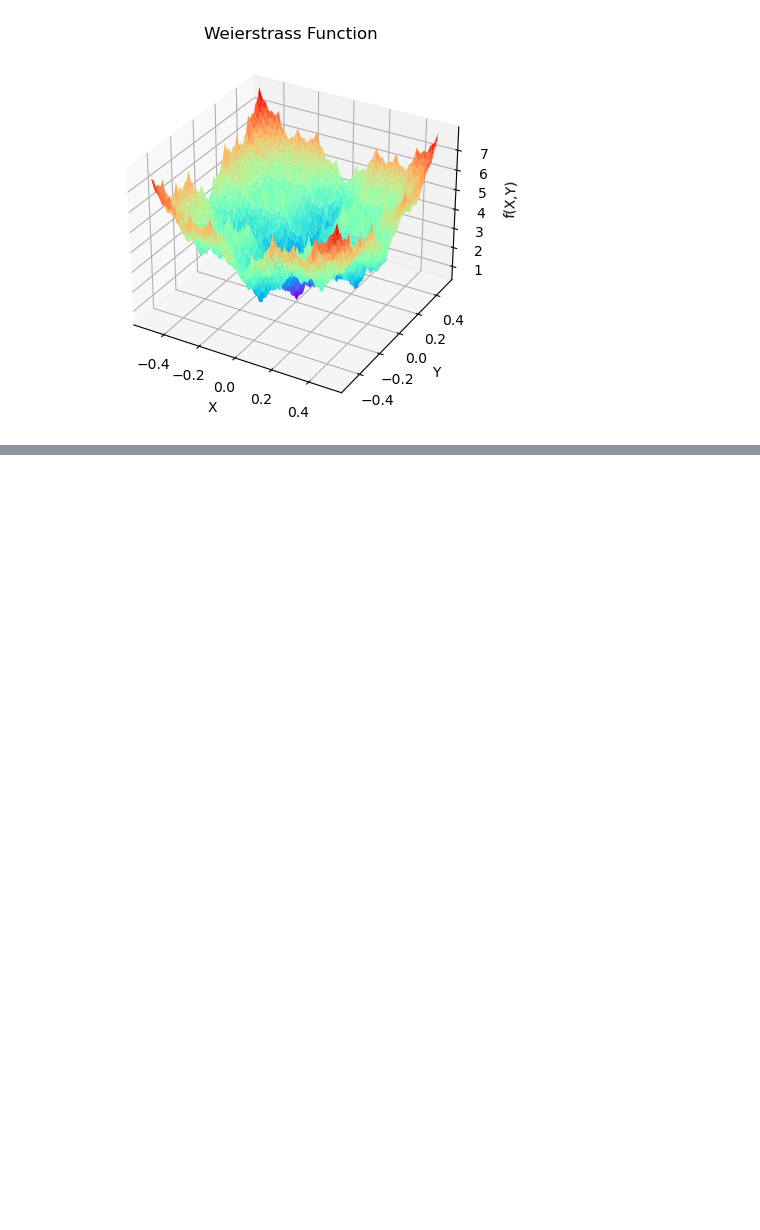
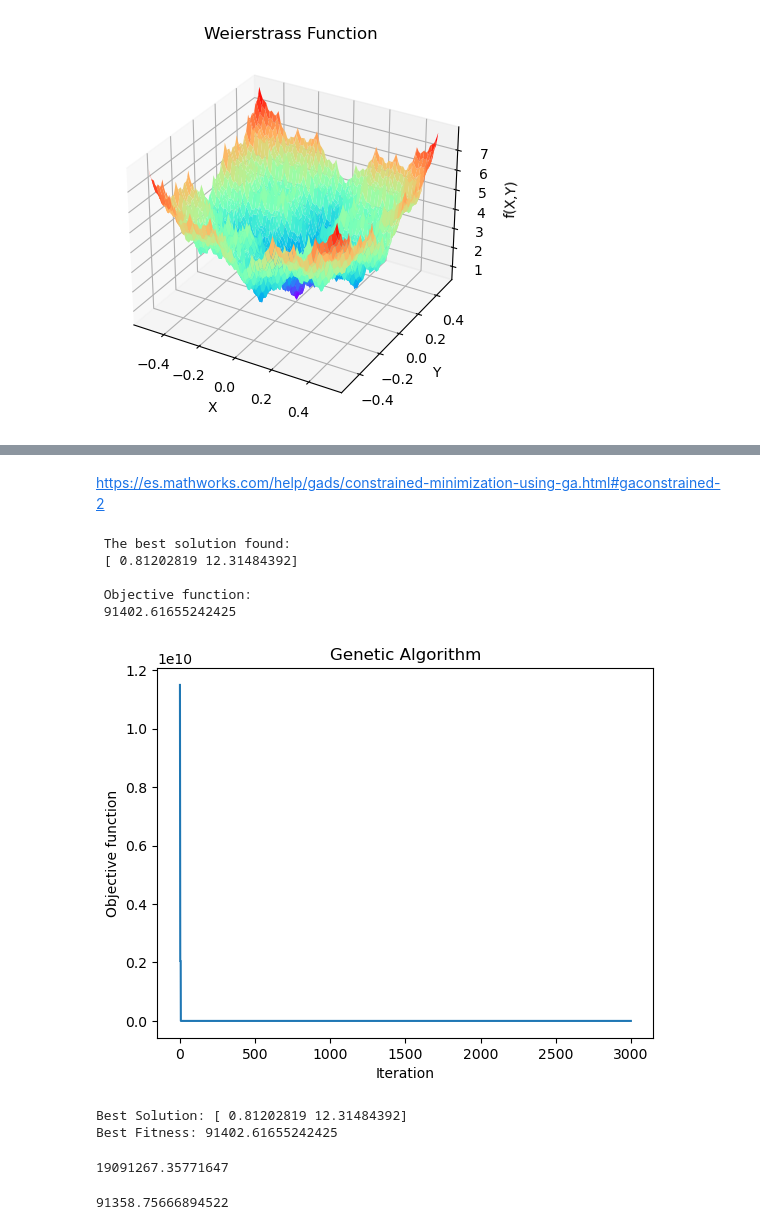
Before and after one commit to NamNguyen2015/optimizationProject, a Jupyter notebook: codes/Report_Optimization_Project.ipynb, the cells around one changed output, grey strips where cells are left out. Cells and saved outputs as stored; diff of their text form; code cells hidden in the pictures; blank space fills up the shorter version.

```diff
--- a/codes/Report_Optimization_Project.ipynb
+++ b/codes/Report_Optimization_Project.ipynb
@@ -310,0 +276,45 @@ NameError: name 'x1' is not defined
+# %% [markdown]
+https://es.mathworks.com/help/gads/constrained-minimization-using-ga.html#gaconstrained-2
+# %%
+def simple_objective(x):
+    x1 = x[0]
+    x2 = x[1]
+    y = (4 - 2.1 * x1**2 + x1**4 / 3) * x1**2 + x1 * x2 + (-4 + 4 * x2**2) * x2**2
+
+    # Penalty terms for constraints
+    penalty = 0.0
+    c = [1.5 + x1 * x2 + x1 - x2, -x1 * x2 + 10]
+    for constraint in c:
+        if constraint > 0:
+            penalty +=1e10*constraint
+
+    return y + penalty
+
+varbound = np.array([[0, 1], [0, 13]])
+algorithm_param = {'max_num_iteration': 3000, \
+                   'population_size': 100, \
+                   'mutation_probability': 0.2, \
+                   'elit_ratio': 0.01, \
+                   'crossover_probability': 0.5, \
+                   'parents_portion': 0.3, \
+                   'crossover_type': 'uniform', \
+                   'max_iteration_without_improv': None}
+
+model = ga(function=simple_objective, dimension=2, variable_type='real', variable_boundaries=varbound,algorithm_parameters=algorithm_param)
+
+model.run()
+
+best_solution = model.best_variable
+best_fitness = model.best_function
+
+print("Best Solution:", best_solution)
+print("Best Fitness:", best_fitness)
+# %% [output]
+ The best solution found:
+ [ 0.81202819 12.31484392]
+
+ Objective function:
+ 91402.61655242425
+[figure, added]
+Best Solution: [ 0.81202819 12.31484392]
+Best Fitness: 91402.61655242425
@@ -310,0 +323,4 @@ NameError: name 'x1' is not defined
+# %%
+simple_objective(x)
+# %% [output]
+19091267.35771647
@@ -310,0 +329,4 @@ NameError: name 'x1' is not defined
+# %%
+simple_objective(x)
+# %% [output]
+91358.75666894522
```
Also changed, not shown: parts of 22 cells of this notebook.
